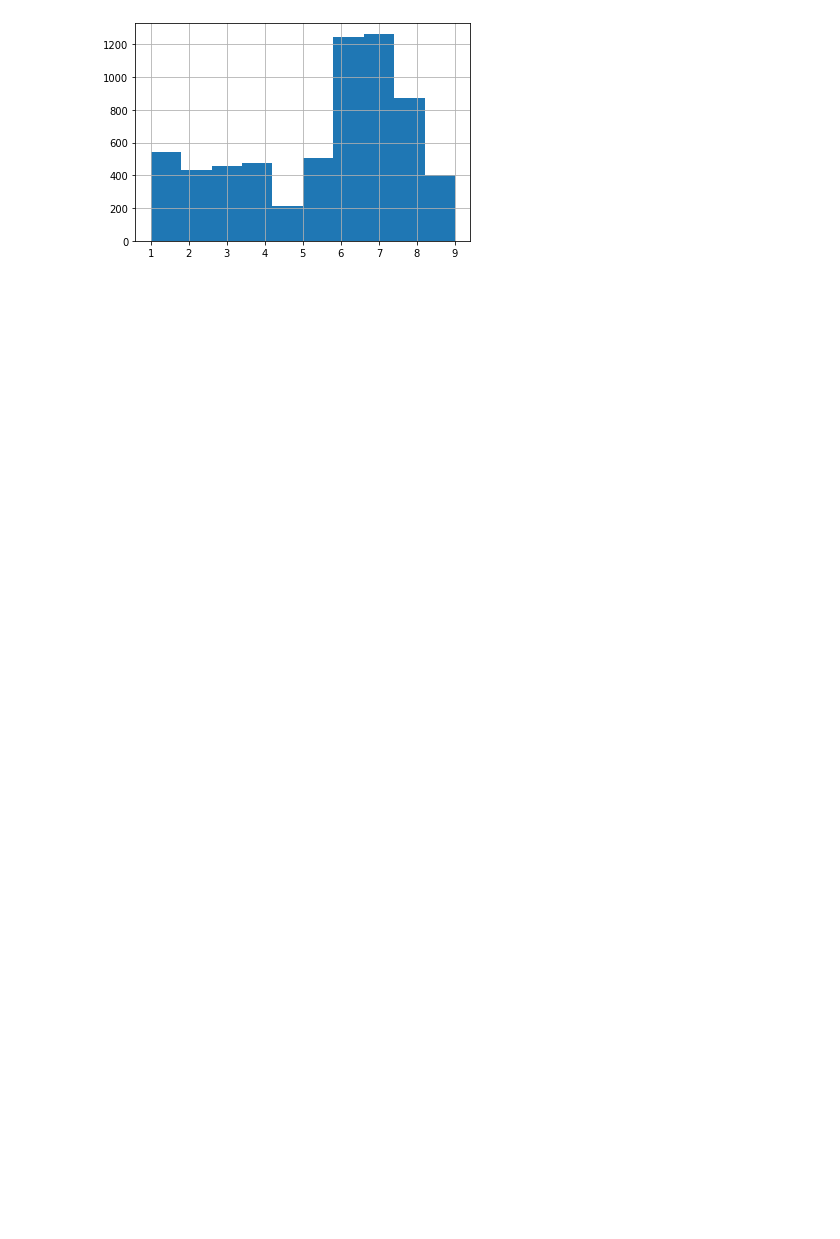
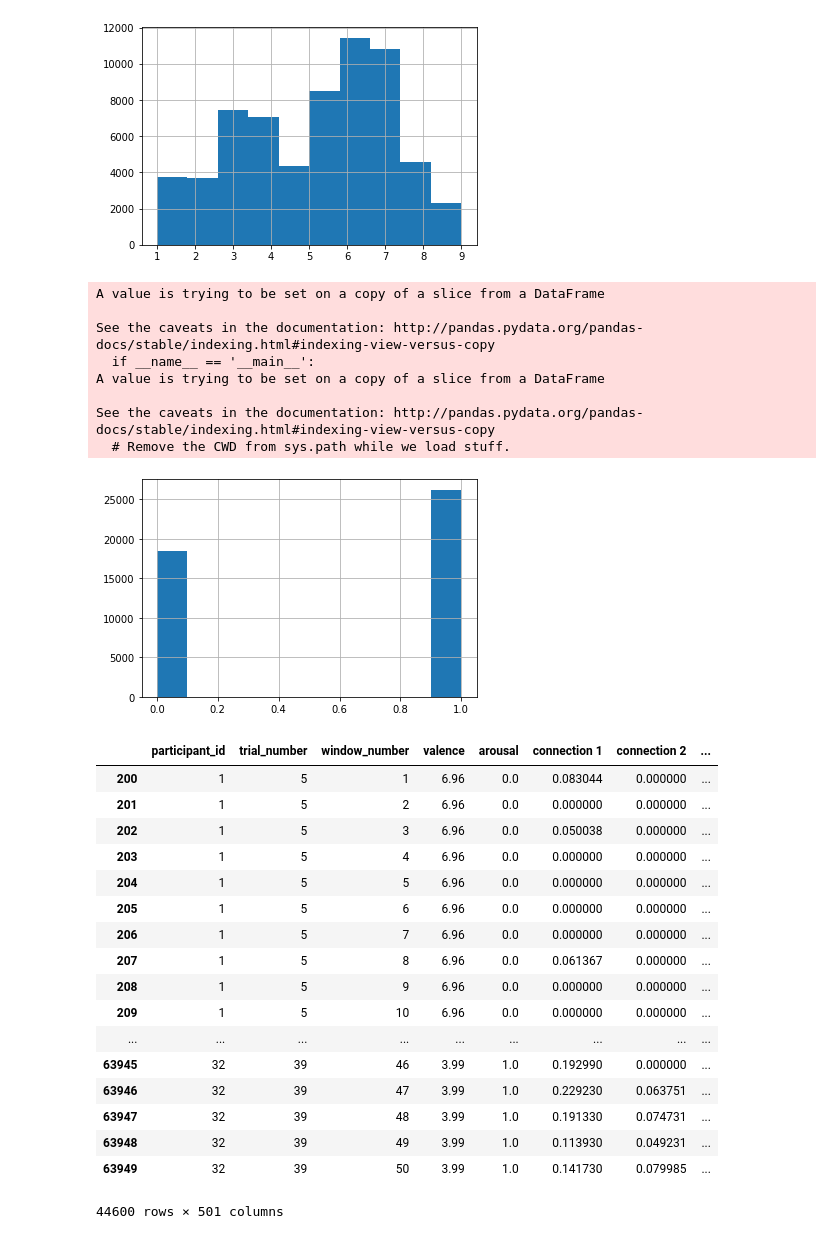
Before and after one commit to BIAPT/Scripts, a Jupyter notebook: IEEE Brain Challenge/experiment_3_ml_exploration.ipynb, the cells around one changed output. Cells and saved outputs as stored; diff of their text form; code cells hidden in the pictures; blank space fills up the shorter version.

```diff
--- a/IEEE Brain Challenge/experiment_3_ml_exploration.ipynb
+++ b/IEEE Brain Challenge/experiment_3_ml_exploration.ipynb
@@ -30,8 +30,46 @@ data
-# %%
-data['arousal'].hist()
-plt.show()
-# %% [output]
-[figure, removed]
+# %%
+# Visualization of the continuous label + thresholding into classificaiton
+data['arousal'].hist()
+plt.show()
+
+low = data[data['arousal'] < 4]
+high = data[data['arousal'] > 6]
+data = pd.concat([low, high], axis=0)
+
+data['arousal'][data['arousal'] < 4] = 0
+data['arousal'][data['arousal'] > 6] = 1
+data['arousal'].hist()
+plt.show()
+data
+# %% [output]
+[figure, added]
+A value is trying to be set on a copy of a slice from a DataFrame
+
+See the caveats in the documentation: http://pandas.pydata.org/pandas-docs/stable/indexing.html#indexing-view-versus-copy
+  if __name__ == '__main__':
+A value is trying to be set on a copy of a slice from a DataFrame
+
+See the caveats in the documentation: http://pandas.pydata.org/pandas-docs/stable/indexing.html#indexing-view-versus-copy
+  # Remove the CWD from sys.path while we load stuff.
+[figure, added]
+|  | participant_id | trial_number | window_number | valence | arousal | connection 1 | connection 2 | ... |
+| 200 | 1 | 5 | 1 | 6.96 | 0.0 | 0.083044 | 0.000000 | ... |
+| 201 | 1 | 5 | 2 | 6.96 | 0.0 | 0.000000 | 0.000000 | ... |
+| 202 | 1 | 5 | 3 | 6.96 | 0.0 | 0.050038 | 0.000000 | ... |
+| 203 | 1 | 5 | 4 | 6.96 | 0.0 | 0.000000 | 0.000000 | ... |
+| 204 | 1 | 5 | 5 | 6.96 | 0.0 | 0.000000 | 0.000000 | ... |
+| 205 | 1 | 5 | 6 | 6.96 | 0.0 | 0.000000 | 0.000000 | ... |
+| 206 | 1 | 5 | 7 | 6.96 | 0.0 | 0.000000 | 0.000000 | ... |
+| 207 | 1 | 5 | 8 | 6.96 | 0.0 | 0.061367 | 0.000000 | ... |
+| 208 | 1 | 5 | 9 | 6.96 | 0.0 | 0.000000 | 0.000000 | ... |
+| 209 | 1 | 5 | 10 | 6.96 | 0.0 | 0.000000 | 0.000000 | ... |
+| ... | ... | ... | ... | ... | ... | ... | ... | ... |
+| 63945 | 32 | 39 | 46 | 3.99 | 1.0 | 0.192990 | 0.000000 | ... |
+| 63946 | 32 | 39 | 47 | 3.99 | 1.0 | 0.229230 | 0.063751 | ... |
+| 63947 | 32 | 39 | 48 | 3.99 | 1.0 | 0.191330 | 0.074731 | ... |
+| 63948 | 32 | 39 | 49 | 3.99 | 1.0 | 0.113930 | 0.049231 | ... |
+| 63949 | 32 | 39 | 50 | 3.99 | 1.0 | 0.141730 | 0.079985 | ... |
+44600 rows × 501 columns
 # %%
 # We will be trying to classify based on arousal for this experiment
 y = data[['participant_id','trial_number','window_number','arousal']];
```
Also changed, not shown: parts of 7 cells of this notebook, 8 other files.
